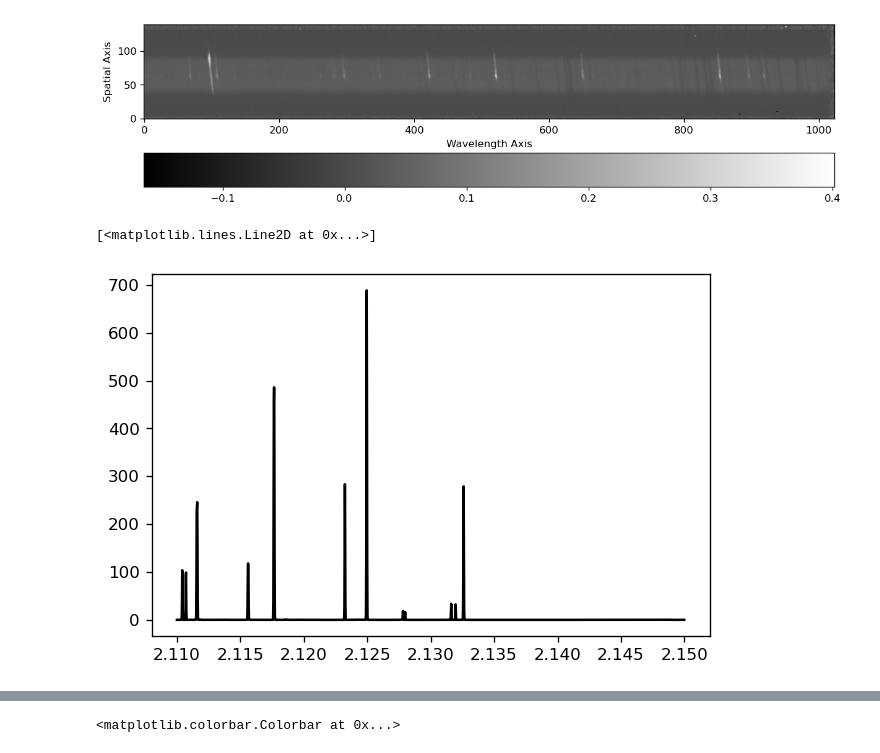
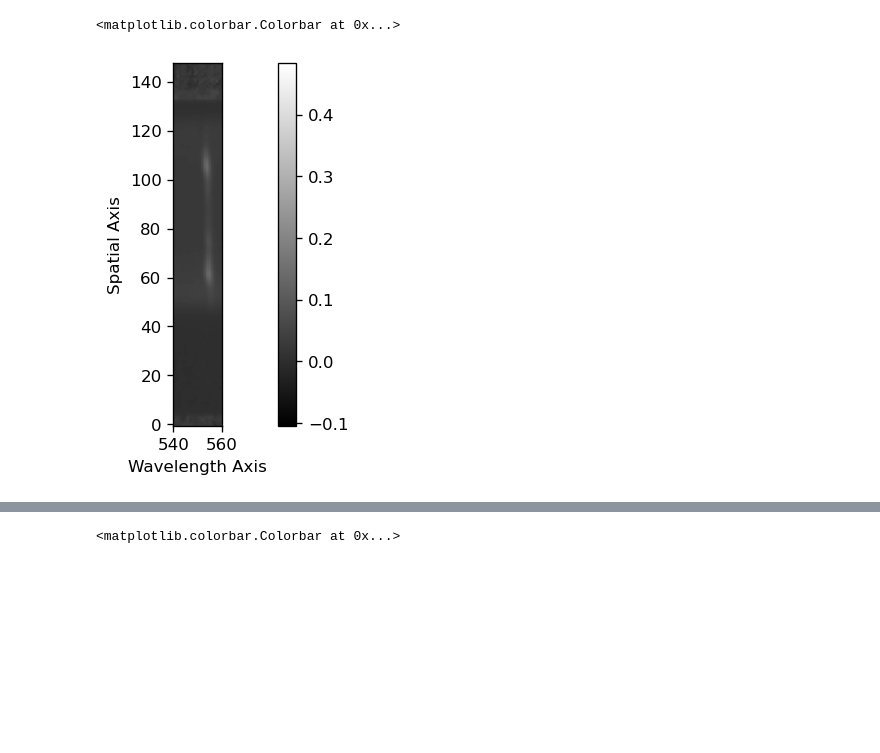
Before and after one commit to ruoyanwangdr/Dynamics-of-Jovian-Infrared-Auroral-Ionosphere-and-Thermosphere, a Jupyter notebook: h3p_map.ipynb, the cells around one changed output, grey strips where cells are left out. Cells and saved outputs as stored; diff of their text form; code cells hidden in the pictures; blank space fills up the shorter version.

```diff
--- a/h3p_map.ipynb
+++ b/h3p_map.ipynb
@@ -9,7 +9,6 @@ from astropy.io import fits
 import numpy as np
 import matplotlib.pyplot as plt
 import os
-import pandas as pd
 from lmfit import Model
 
 import warnings
@@ -32,13 +31,13 @@ end_nirspec7 = 112 # fits index end, min >= n, max <= 999
 for i in range(filesize):
     n = i + start_nirspec7
     if n>= start_nirspec7 and n < 10:
-        hdu_data = fits.getdata(filepath + 'order36/test/' + 'jun02s000' + '{}_order36.fits'.format(n), ext=0)
+        hdu_data = fits.getdata(filepath + 'order36/' + 'jun02s000' + '{}_order36.fits'.format(n), ext=0)
         nirspec7_data.append(hdu_data)
     elif n>= 10 and n < 100:
-        hdu_data = fits.getdata(filepath + 'order36/test/' + 'jun02s00' + '{}_order36.fits'.format(n), ext=0)
+        hdu_data = fits.getdata(filepath + 'order36/' + 'jun02s00' + '{}_order36.fits'.format(n), ext=0)
         nirspec7_data.append(hdu_data)
     elif n >= 100 and n < end_nirspec7: # fits index ends at 111
-        hdu_data = fits.getdata(filepath + 'order36/test/' + 'jun02s0' + '{}_order36.fits'.format(n), ext=0)
+        hdu_data = fits.getdata(filepath + 'order36/' + 'jun02s0' + '{}_order36.fits'.format(n), ext=0)
         nirspec7_data.append(hdu_data)
     elif n >= end_nirspec7:
         break
@@ -96,85 +95,59 @@ def scale_sky_frame(fn_spec):
     """
     confirmed sky frames: 51, 59, 60, 72, 78, 79, 91, 103
     """
-    if fn_spec > 51 and fn_spec < 59:
+    if fn_spec >= 51 and fn_spec < 59:
         fn_sky1 = 51 # frame number of sky1
         fn_sky2 = 59 # frame number of sky2
-    elif fn_spec > 60 and fn_spec < 72:
+    elif fn_spec >= 60 and fn_spec < 72:
         fn_sky1 = 60
         fn_sky2 = 72
-    elif fn_spec > 72 and fn_spec < 78:
+    elif fn_spec >= 72 and fn_spec < 78:
         fn_sky1 = 72
         fn_sky2 = 78
-    elif fn_spec > 78 and fn_spec < 91:
+    elif fn_spec >= 78 and fn_spec < 91:
         fn_sky1 = 79
         fn_sky2 = 91
-    elif fn_spec > 91 and fn_spec < 103:
+    elif fn_spec >= 91 and fn_spec < 103:
         fn_sky1 = 91
         fn_sky2 = 103
 
     sky1 = nirspec7_data_array[fn_sky1-start_nirspec7]
     sky2 = nirspec7_data_array[fn_sky2-start_nirspec7]
 
     t1 = fits_header_utc_to_second(fn_sky1)
     t2 = fits_header_utc_to_second(fn_sky2)
     td = fits_header_utc_to_second(fn_spec)
 
     sky_final = sky1 * ((t2 - td) / (t2 - t1)) + sky2 * ((td - t1) / (t2 - t1))
     return sky_final
 
-fn_spec = 61 # frame number of target spectra
+fn_spec = 85 # frame number of target spectra
 sky_total = scale_sky_frame(fn_spec)
 
 # remove sky background: (object - sky_frame)/(average_flat_field - average_flat_lamp_off)
 target_spec = nirspec7_data_array[fn_spec-start_nirspec7]
 sky_subtracted = (target_spec - sky_total) / (average_flat_field - average_flat_lamp_off)
 pixel = np.linspace(0, np.size(sky_subtracted, 1), np.size(sky_subtracted, 1))
 
 # show reduced fits
-plt.figure(figsize=(12,6))
+plt.figure(figsize=(12,4))
+#plt.imshow(sky_subtracted, aspect='auto', extent=[waverange[0], waverange[-1], 148 ,0], cmap='gist_gray')
 plt.imshow(sky_subtracted, cmap='gist_gray')
 plt.xlabel('Wavelength Axis')
 plt.ylabel('Spatial Axis')
 plt.gca().invert_yaxis()
-#plt.xlim(500,600)
-#plt.ylim(100,1)
-plt.colorbar(orientation='horizontal', pad=0.1)
+plt.xlim(540,560)
+#plt.ylim(10,130)
+plt.colorbar()
 
-
-# define normalization function
-def normalize(data):
-    return (data - np.min(data)) / (np.max(data) - np.min(data))
-
-# define guassian function, credit to pen and pants IDL's Gaussfit in Python
-def gaussian_fit(x, a0, a1, a2, a3, a4, a5):
-    """
-    x = data array
-    a0 = height of guassian
-    a1 = pixel position of Gaussian peak
-    a2 = width of Gaussian
-    a3 = constant term
-    a4 = linear term
-    a5 = quadratic term
-
-    note: fwhm = a2 * np.sqrt(2 * np.log(2)) * 2
-    """
-    z = (x - a1) / a2
-    y = a0 * np.exp(-z**2 / a2) + a3 + a4 * x + a5 * x**2
-    return y
+# a = np.delete(sky_subtracted, np.s_[200:], 1)
+# b = np.delete(a, np.s_[:85], 1)
+# c = np.delete(b, np.s_[50:], 1)
+# plt.figure(figsize=(2,4))
+# plt.imshow(c,aspect='auto', extent=[waverange[85], waverange[134], 148 ,0], cmap='afmhot')
+# plt.gca().invert_yaxis()
+# plt.xlim(2.1216,2.1219)
+# plt.colorbar()
 # %% [output]
+<matplotlib.colorbar.Colorbar at 0x...>
-[figure, old version]
+[figure, new version]
-# %%
-gemini_df = pd.read_csv('mk_skybg_zm_10_10_ph.dat', sep='\s+', header=None)
-gemini_array = gemini_df.to_numpy()
-
-wavelength = (gemini_array[60500:62500,0]/1000)#[gemini_array[60500:62500,1]>0.5]
-count = gemini_array[60500:62500,1]#[gemini_array[60500:62500,1]>0.5]
-
-plt.plot(wavelength, count, 'k')
-#plt.xlim(min(wavelength), max(wavelength))
-#plt.xlim(2.11,2.15)
-#plt.xlim(2.132,2.133)
-#plt.ylim(min(count), 800)
-# %% [output]
-[<matplotlib.lines.Line2D at 0x...>]
-[figure, removed]
```
Also changed, not shown: parts of 31 cells of this notebook.
